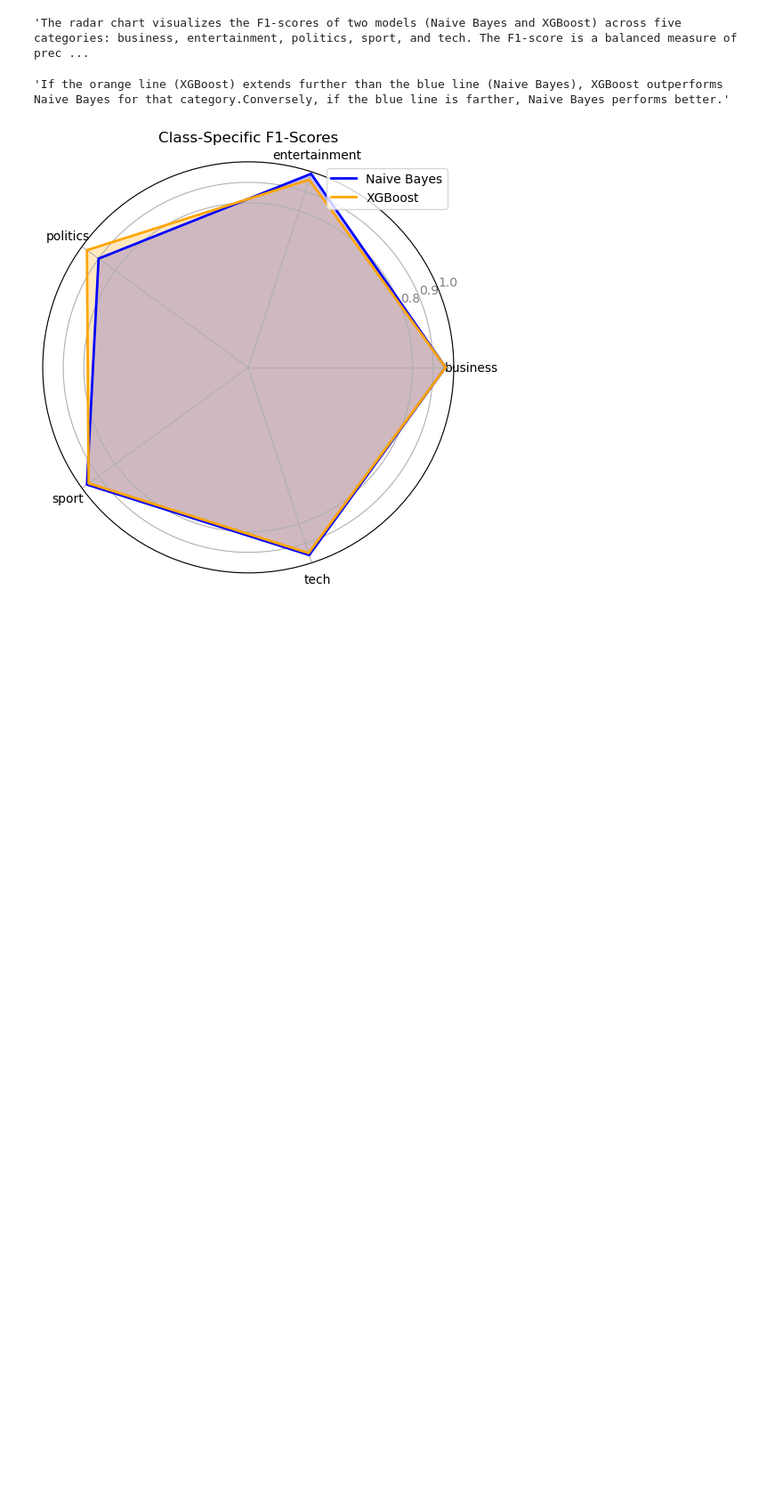
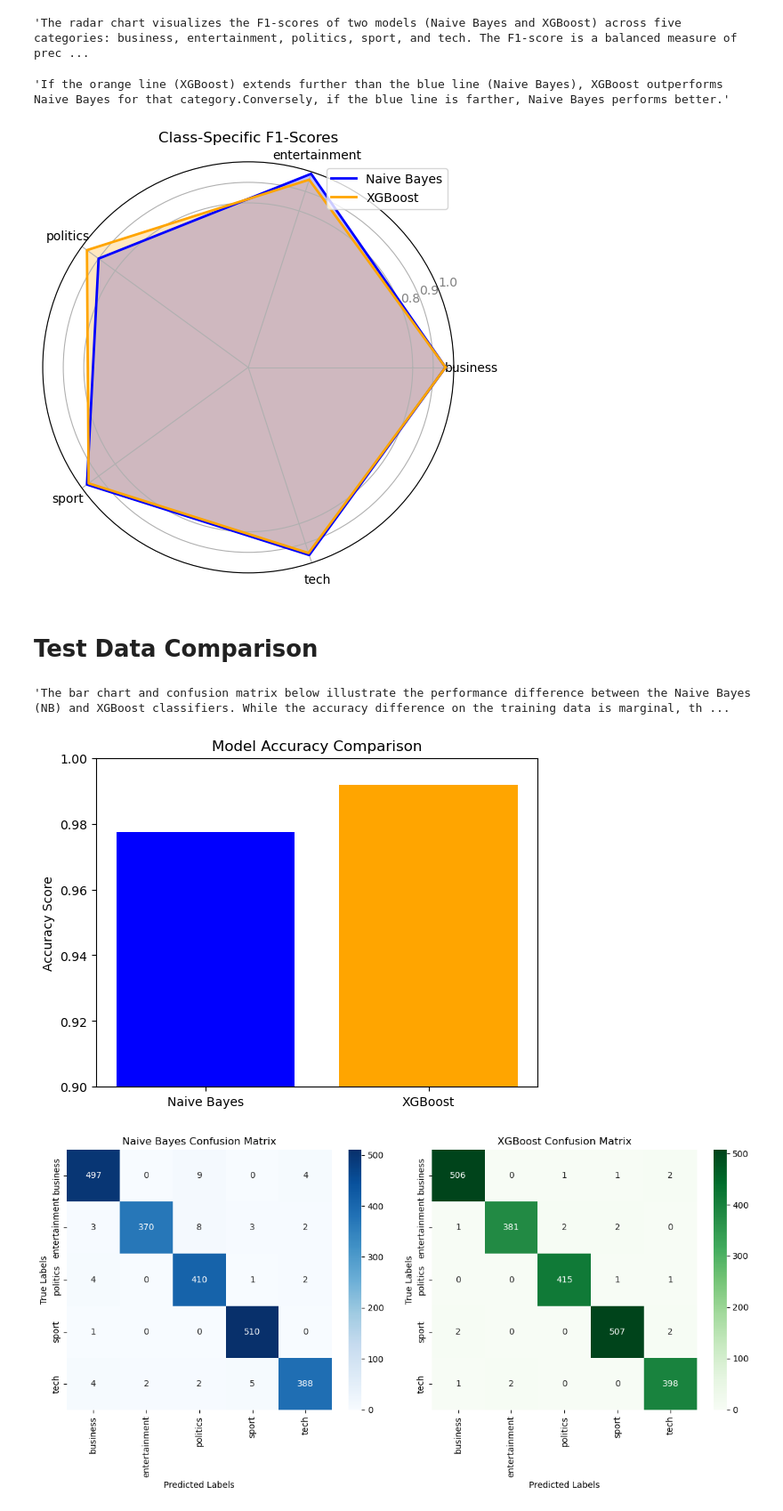
Before and after one commit to raysah/SDS-CP016-news-article-classification, a Jupyter notebook: notebooks/rajat-thakur/rajat-thakur-CP16-news-article.ipynb, the cells around one changed output. Shown at 89% size. Drawn from its saved outputs; the diff is of its cells as text; code cells hidden in the pictures; blank space fills up the shorter version.

Commit message:
added test data comparison

```diff
--- a/notebooks/rajat-thakur/rajat-thakur-CP16-news-article.ipynb
+++ b/notebooks/rajat-thakur/rajat-thakur-CP16-news-article.ipynb
@@ -518,3 +551,60 @@ plt.show()
 'The radar chart visualizes the F1-scores of two models (Naive Bayes and XGBoost) across five categories: business, entertainment, politics, sport, and tech. The F1-score is a balanced measure of prec ...
 'If the orange line (XGBoost) extends further than the blue line (Naive Bayes), XGBoost outperforms Naive Bayes for that category.Conversely, if the blue line is farther, Naive Bayes performs better.'
 [figure]
+# %% [markdown]
+# Test Data Comparison
+# %%
+import pandas as pd
+import matplotlib.pyplot as plt
+import seaborn as sns
+from sklearn.metrics import accuracy_score, classification_report, confusion_matrix
+display('The bar chart and confusion matrix below illustrate the performance difference between the Naive Bayes (NB) and XGBoost classifiers. While the accuracy difference on the training data is marginal, the test data reveals a more noticeable variation between the two models, as depicted in the visualizations.')
+test_data = pd.read_csv('archive/bbc_text_cls.csv')
+test_data.dropna(subset=['text'], inplace=True)
+test_data['text'] = test_data['text'].apply(lambda x: re.sub('[^a-zA-Z]', ' ', x).lower())
+
+# Step 2: Vectorize test data
+X_test_data_tfidf = tfidf.transform(test_data['text']).toarray()  # Transform test data text
+y_test_data_encoded = label_encoder.transform(test_data['labels'])  # Encode labels
+
+# Step 3: Predictions for both models
+nb_predictions = model.predict(X_test_data_tfidf)
+xgb_predictions = xgboost_model.predict(X_test_data_tfidf)
+
+models = ['Naive Bayes', 'XGBoost']
+accuracy_scores = [accuracy_score(y_test_data_encoded, nb_predictions), accuracy_score(y_test_data_encoded, xgb_predictions)]  # NB and XGB accuracy
+
+plt.bar(models, accuracy_scores, color=['blue', 'orange'])
+plt.ylim(0.9, 1.0)
+plt.ylabel('Accuracy Score')
+plt.title('Model Accuracy Comparison')
+plt.show()
+
+# Step 2: Plot side-by-side confusion matrices
+fig, axes = plt.subplots(1, 2, figsize=(12, 6))
+
+# Naive Bayes Confusion Matrix
+sns.heatmap(confusion_matrix(y_test_data_encoded, nb_predictions), annot=True, fmt='d', cmap='Blues',
+            xticklabels=label_encoder.classes_, yticklabels=label_encoder.classes_, ax=axes[0])
+axes[0].set_title("Naive Bayes Confusion Matrix")
+axes[0].set_xlabel("Predicted Labels")
+axes[0].set_ylabel("True Labels")
+
+# XGBoost Confusion Matrix
+sns.heatmap(confusion_matrix(y_test_data_encoded, xgb_predictions), annot=True, fmt='d', cmap='Greens',
+            xticklabels=label_encoder.classes_, yticklabels=label_encoder.classes_, ax=axes[1])
+axes[1].set_title("XGBoost Confusion Matrix")
+axes[1].set_xlabel("Predicted Labels")
+axes[1].set_ylabel("True Labels")
+
+plt.tight_layout()
+plt.show()
+
+
+
+print('XGB Classification report: ',classification_report(y_test_data_encoded, xgb_predictions, target_names=label_encoder.classes_))
+print('NB  Classification report: ',classification_report(y_test_data_encoded, nb_predictions, target_names=label_encoder.classes_))
+# %% [output]
+'The bar chart and confusion matrix below illustrate the performance difference between the Naive Bayes (NB) and XGBoost classifiers. While the accuracy difference on the training data is marginal, th ...
+[figure, added]
+[figure, added]
```
Also changed, not shown: parts of 7 cells of this notebook.
